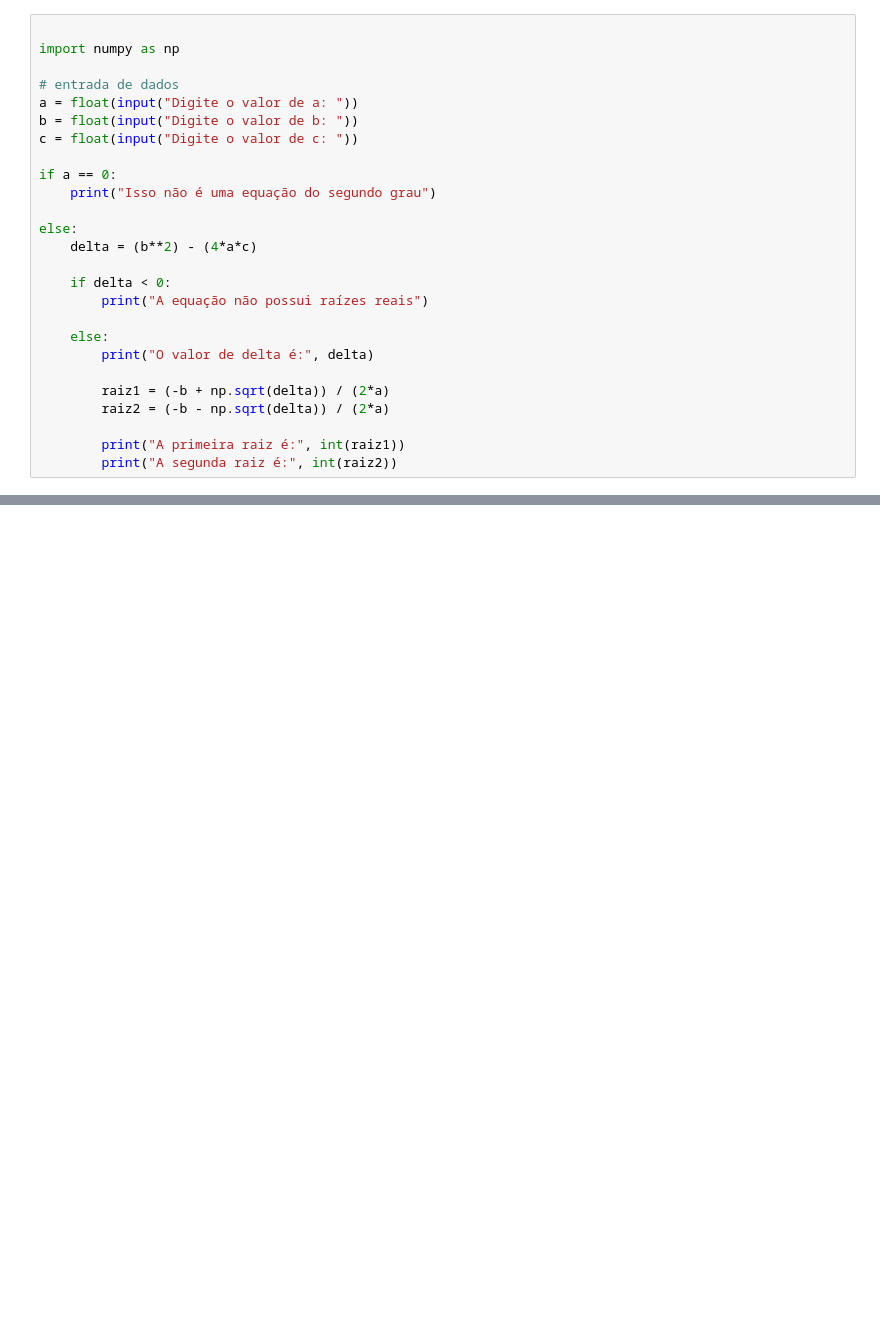
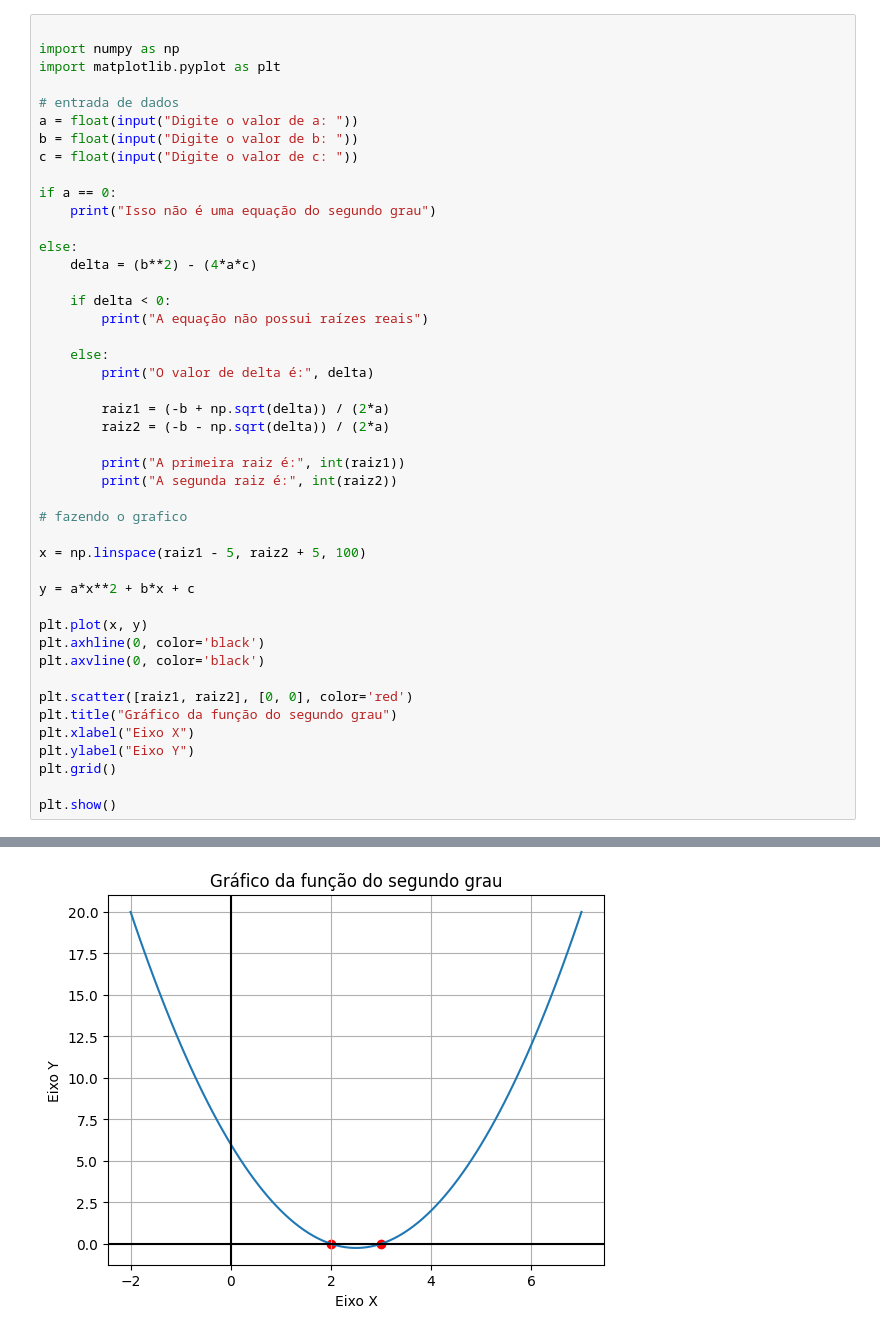
Before and after one commit to Oguipereira/Aula_python, a Jupyter notebook: Untitled4.ipynb, the cells around one changed output, grey strips where cells are left out. Saved outputs shown, nothing was run; the diff lists cells and outputs as text; blank space fills up the shorter version.

```diff
--- a/Untitled4.ipynb
+++ b/Untitled4.ipynb
@@ -3,6 +3,7 @@
 # %%
 
 import numpy as np
+import matplotlib.pyplot as plt
 
 # entrada de dados
 a = float(input("Digite o valor de a: "))
@@ -26,5 +27,23 @@ else:
 
         print("A primeira raiz é:", int(raiz1))
         print("A segunda raiz é:", int(raiz2))
+
+# fazendo o grafico
+
+x = np.linspace(raiz1 - 5, raiz2 + 5, 100)
+
+y = a*x**2 + b*x + c
+
+plt.plot(x, y)
+plt.axhline(0, color='black')
+plt.axvline(0, color='black')
+
+plt.scatter([raiz1, raiz2], [0, 0], color='red')
+plt.title("Gráfico da função do segundo grau")
+plt.xlabel("Eixo X")
+plt.ylabel("Eixo Y")
+plt.grid()
+
+plt.show()
 # %% [output]
 Digite o valor de a: 1
@@ -35,0 +55 @@ A segunda raiz é: 1
+[figure, added]
```
Also changed, not shown: parts of 1 cell of this notebook.
